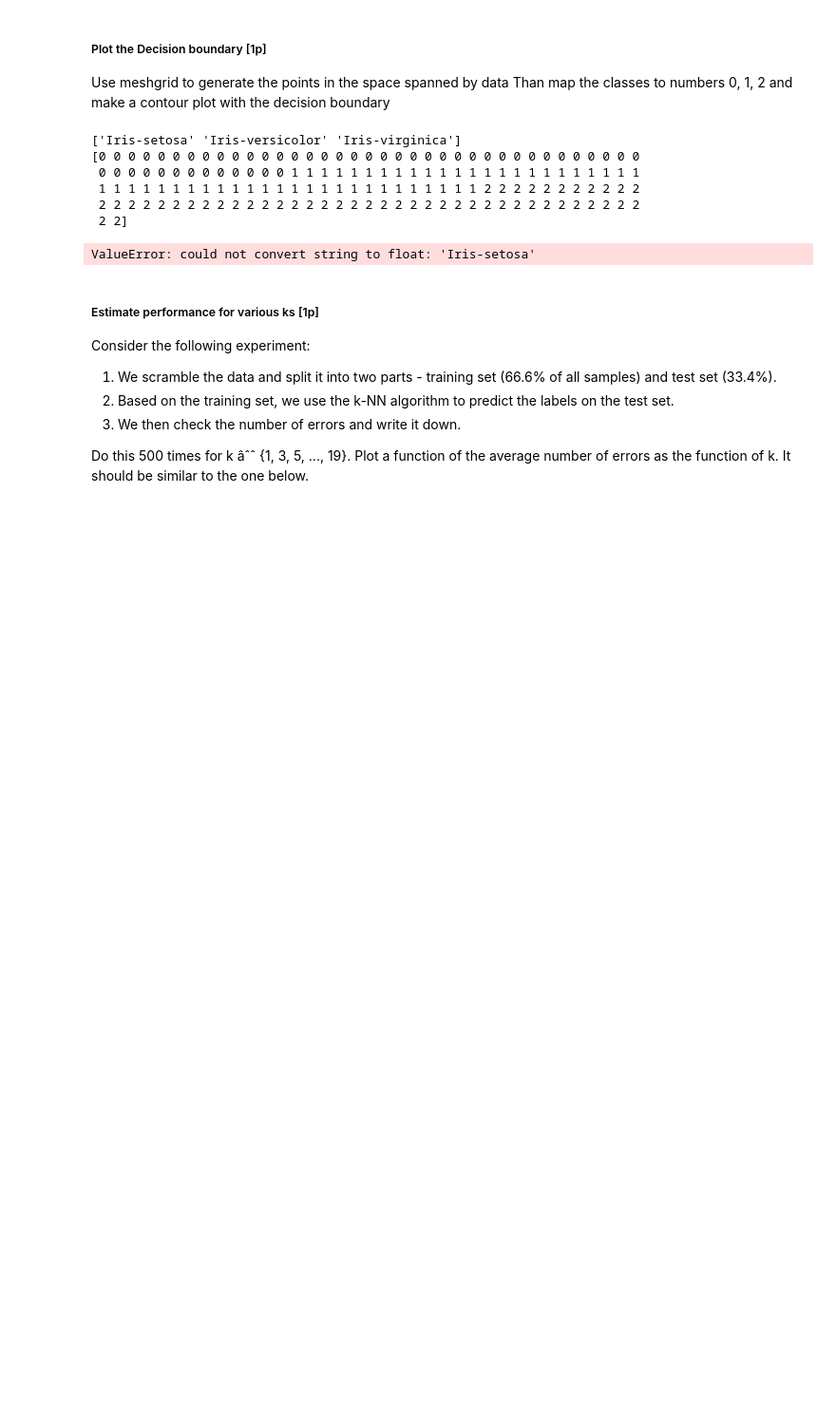
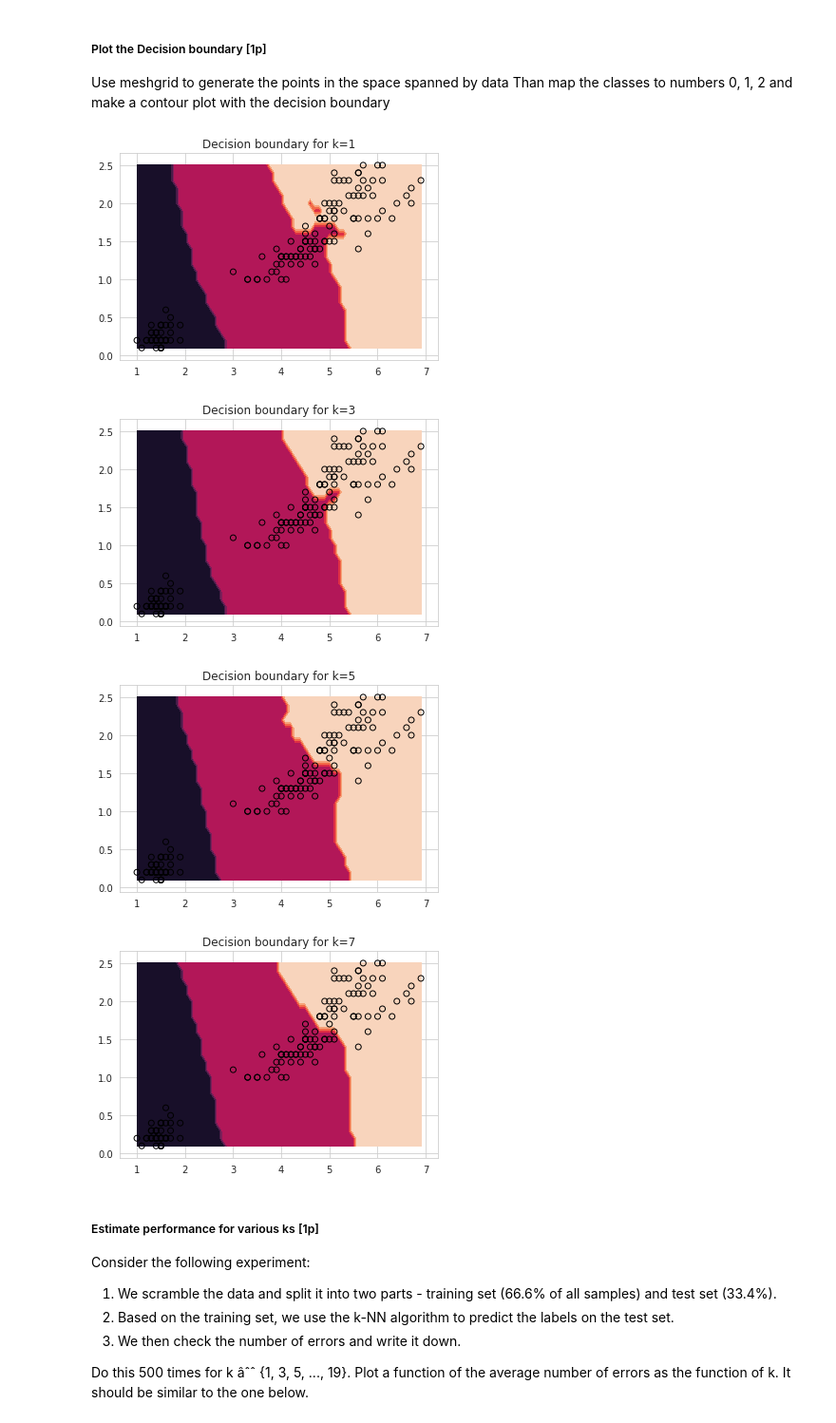
Before and after one commit to Asgavar/studia, a Jupyter notebook: semestr_5_zima_2019_20/ml/Assignment1.ipynb, the cells around one changed output. Shown at 95% size. Drawn from its saved outputs; the diff is of its cells as text; code cells hidden in the pictures; blank space fills up the shorter version.

```diff
--- a/semestr_5_zima_2019_20/ml/Assignment1.ipynb
+++ b/semestr_5_zima_2019_20/ml/Assignment1.ipynb
@@ -465,34 +495,34 @@ decision boundary
 # %%
 iris_x = np.array(iris_df[['petal_length', 'petal_width']])
 iris_y = np.array(iris_df['target'])
 
-mesh_x, mesh_y = np.meshgrid(iris_x, iris_y)
-#plt.plot(mesh_x, mesh_y, marker='.', color='k')
+x_min, x_max = iris_x[:, 0].min(), iris_x[:, 0].max()
+y_min, y_max = iris_x[:, 1].min(), iris_x[:, 1].max()
 
+step = 0.1
+
+x = np.arange(x_min,x_max+step,step)
+y = np.arange(y_min,y_max+step,step)
+
+# Get decision boundaries from model
+mesh_x, mesh_y = np.meshgrid(x,y)
 #use np.unique with suitable options to map the class names to numbers
-target_names, iris_y_ids = np.unique(iris_y, return_inverse=True)
-print(target_names)
-print(iris_y_ids)
+target_names, iris_y_ids = np.unique(iris_y,return_inverse=True)
 
 mesh_data = np.hstack([mesh_x.reshape(-1, 1), mesh_y.reshape(-1, 1)])
+preds = KNN(iris_x, iris_y_ids, mesh_data, [1, 3, 5, 7])
 
-# TODO
-preds = KNN(iris_x, iris_y_ids, mesh_data, [1, 3, 5, 7])
 for k, preds_k in preds.items():
-    print(k)
-    print(preds_k)
     plt.figure()
     plt.title(f"Decision boundary for k={k}")
-    plt.contourf(...)
-    plt.scatter(...)
+    preds_k = np.reshape(preds_k, (y.shape[0],x.shape[0]))
+    plt.contourf(x,y,preds_k)
+    plt.scatter([iris_x[i][0] for i in range(len(iris_x))], [iris_x[i][1] for i in range(len(iris_x))], facecolors='none', edgecolors='black')
 # %% [output]
-['Iris-setosa' 'Iris-versicolor' 'Iris-virginica']
-[0 0 0 0 0 0 0 0 0 0 0 0 0 0 0 0 0 0 0 0 0 0 0 0 0 0 0 0 0 0 0 0 0 0 0 0 0
- 0 0 0 0 0 0 0 0 0 0 0 0 0 1 1 1 1 1 1 1 1 1 1 1 1 1 1 1 1 1 1 1 1 1 1 1 1
- 1 1 1 1 1 1 1 1 1 1 1 1 1 1 1 1 1 1 1 1 1 1 1 1 1 1 2 2 2 2 2 2 2 2 2 2 2
- 2 2 2 2 2 2 2 2 2 2 2 2 2 2 2 2 2 2 2 2 2 2 2 2 2 2 2 2 2 2 2 2 2 2 2 2 2
- 2 2]
-ValueError: could not convert string to float: 'Iris-setosa'
+[figure, added]
+[figure, added]
+[figure, added]
+[figure, added]
 # %% [markdown]
 ##### Estimate performance for various ks [1p]
 Consider the following experiment:
```
Also changed, not shown: parts of 6 cells of this notebook.
